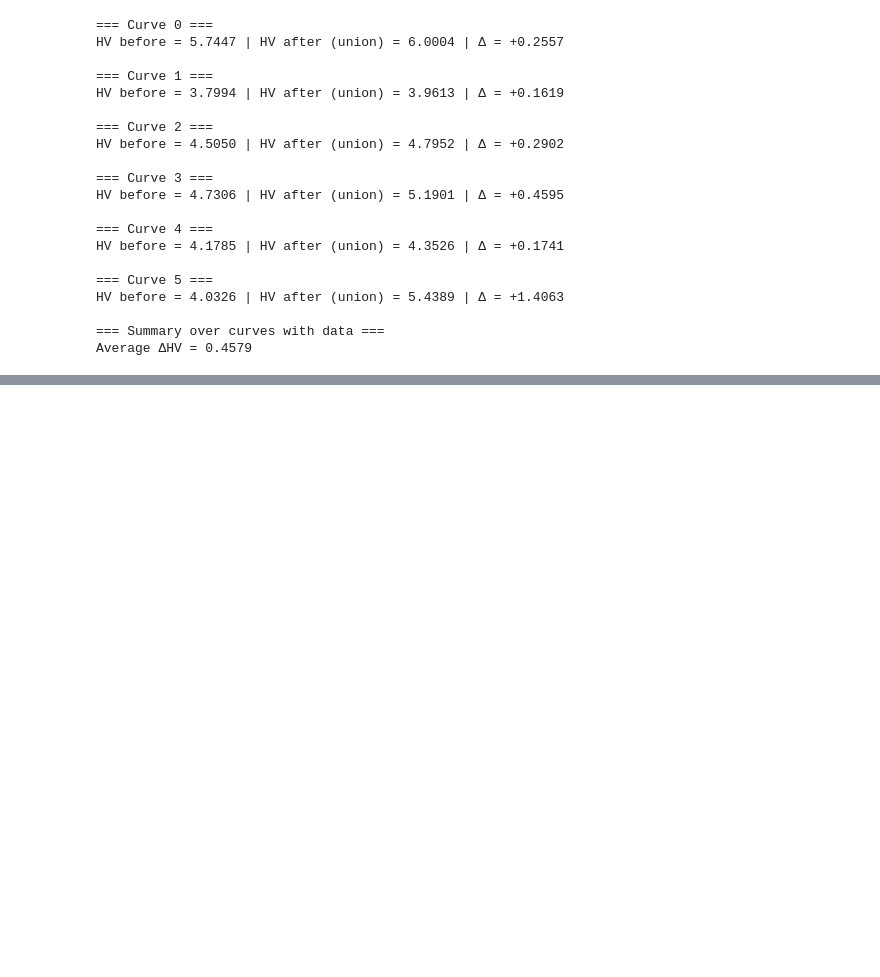
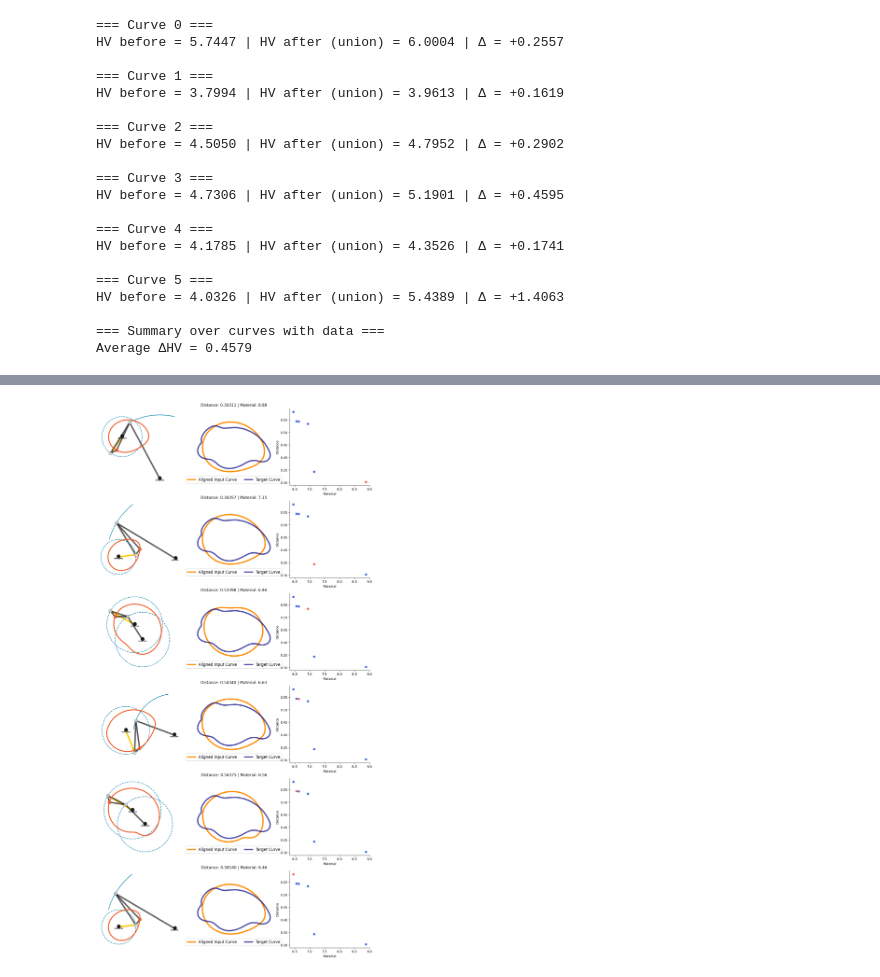
Before and after one commit to shivamudide/design, a Jupyter notebook: cp_1/nyy.ipynb, the cells around one changed output, grey strips where cells are left out. Drawn from its saved outputs; the diff is of its cells as text; code cells hidden in the pictures; blank space fills up the shorter version.

```diff
--- a/cp_1/nyy.ipynb
+++ b/cp_1/nyy.ipynb
@@ -2866,0 +3037,9 @@ Average ΔHV = 0.4579
+# %%
+ga_visualizer.plot_pareto_efficient(
+    F=results.F,
+    population=submission['Problem 1'],
+    target_curve=target_curves[1],
+    objective_labels=['Distance', 'Material']
+)
+# %% [output]
+[figure, added]
```
Also changed, not shown: parts of 3 cells of this notebook, 12 other files.
